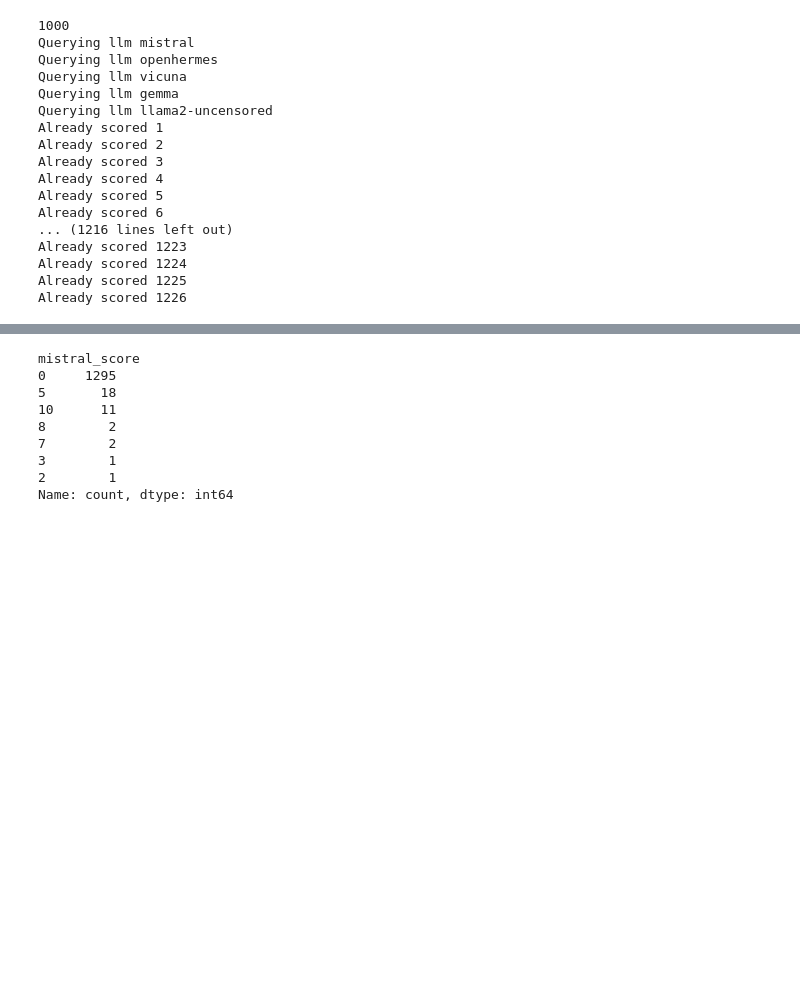
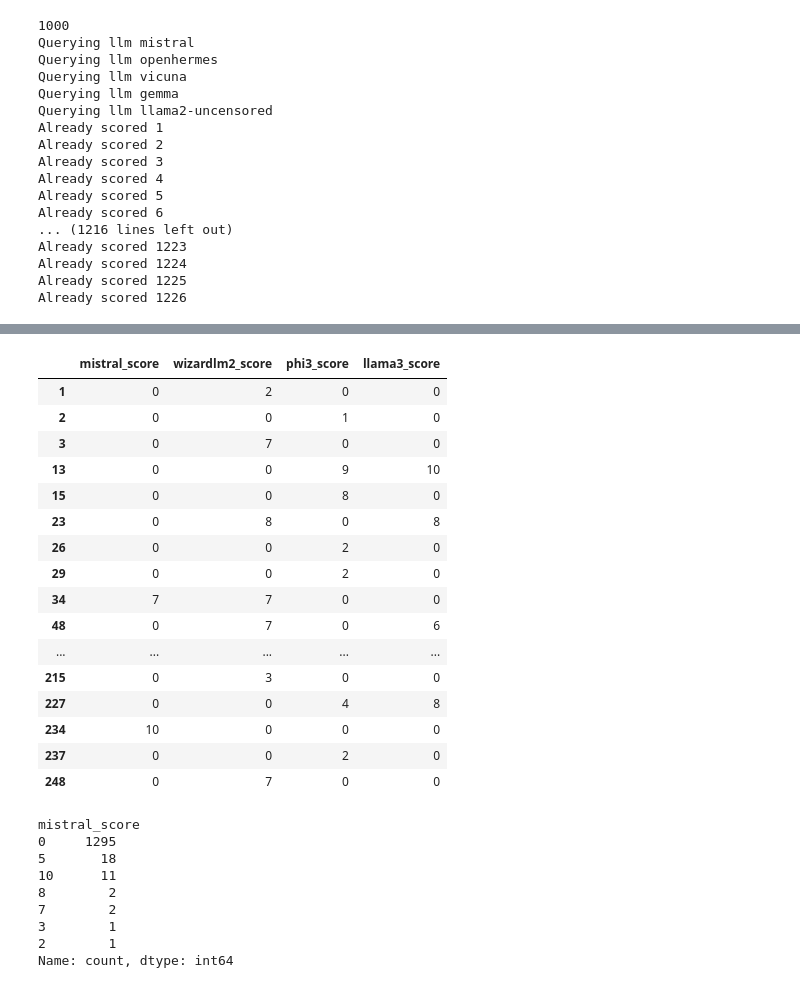
Before and after one commit to kariato/GTPracticum, a Jupyter notebook: EDA/clusterv3.ipynb, the cells around one changed output, grey strips where cells are left out. Drawn from its saved outputs; the diff is of its cells as text; code cells hidden in the pictures; blank space fills up the shorter version.

```diff
--- a/EDA/clusterv3.ipynb
+++ b/EDA/clusterv3.ipynb
@@ -793,3 +867,24 @@ resultsDF[models2]
+# %%
+resultsDF['sum']=resultsDF[models2].T.sum()
+resultsDF[resultsDF['sum']!=0][models2]
+# %% [output]
+|  | mistral_score | wizardlm2_score | phi3_score | llama3_score |
+| 1 | 0 | 2 | 0 | 0 |
+| 2 | 0 | 0 | 1 | 0 |
+| 3 | 0 | 7 | 0 | 0 |
+| 13 | 0 | 0 | 9 | 10 |
+| 15 | 0 | 0 | 8 | 0 |
+| 23 | 0 | 8 | 0 | 8 |
+| 26 | 0 | 0 | 2 | 0 |
+| 29 | 0 | 0 | 2 | 0 |
+| 34 | 7 | 7 | 0 | 0 |
+| 48 | 0 | 7 | 0 | 6 |
+| ... | ... | ... | ... | ... |
+| 215 | 0 | 3 | 0 | 0 |
+| 227 | 0 | 0 | 4 | 8 |
+| 234 | 10 | 0 | 0 | 0 |
+| 237 | 0 | 0 | 2 | 0 |
+| 248 | 0 | 7 | 0 | 0 |
 # %%
 resultsDF['mistral_score'].value_counts()
 # %% [output]
```
Also changed, not shown: parts of 11 cells of this notebook, 4 other files.
